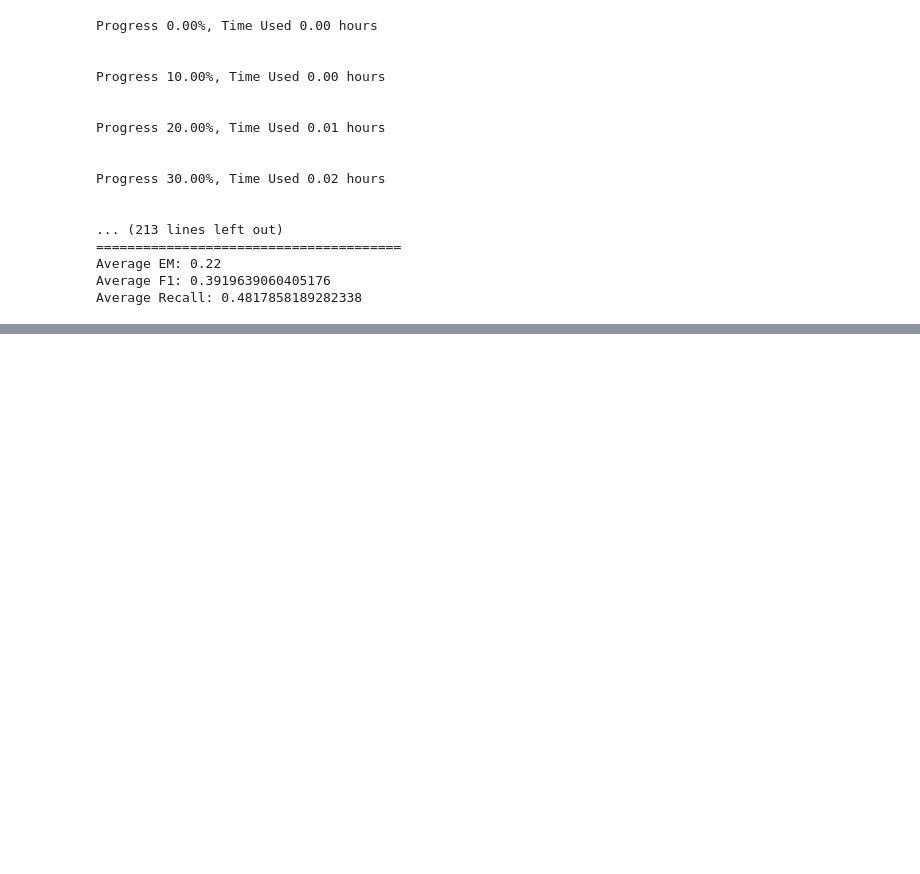
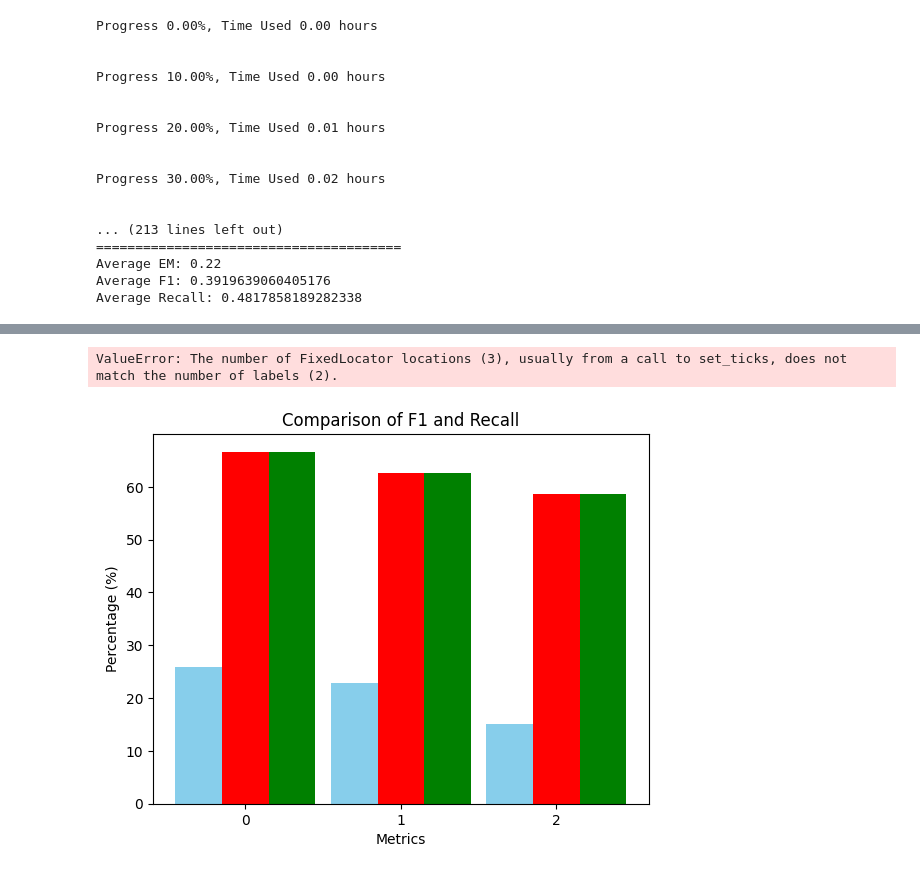
Before and after one commit to janik-j/multi-tool-llm-agents-autogen, a Jupyter notebook: notebooks/rag/natural_questions.ipynb, the cells around one changed output, grey strips where cells are left out. Drawn from its saved outputs; the diff is of its cells as text; code cells hidden in the pictures; blank space fills up the shorter version.

```diff
--- a/notebooks/rag/natural_questions.ipynb
+++ b/notebooks/rag/natural_questions.ipynb
@@ -239,0 +263,44 @@ Average Recall: 0.4817858189282338
+# %%
+import matplotlib.pyplot as plt
+import numpy as np
+
+# Data for each group
+F1 = [25.88, 22.79, 15.12]
+Recall = [66.65, 62.59, 58.56]
+
+# Creating an index for each tick position
+ind = np.arange(len(F1))
+width = 0.3  # Width of the bars
+
+fig, ax = plt.subplots()
+# Plotting
+rects1 = ax.bar(ind - width, F1, width, label='AutoGen', color='skyblue')
+rects2 = ax.bar(ind, Recall, width, label='AutoGen W/O interactive retrieval', color='red')
+rects3 = ax.bar(ind + width, Recall, width, label='DPR', color='green')
+
+# Add some text for labels, title, and custom x-axis tick labels, etc.
+ax.set_xlabel('Metrics')
+ax.set_ylabel('Percentage (%)')
+ax.set_title('Comparison of F1 and Recall')
+ax.set_xticks(ind)
+ax.set_xticklabels(('F1', 'Recall'))
+ax.legend()
+
+# Attach a text label above each bar, displaying its height
+def autolabel(rects):
+    for rect in rects:
+        height = rect.get_height()
+        ax.annotate('{}'.format(height),
+                    xy=(rect.get_x() + rect.get_width() / 2, height),
+                    xytext=(0, 3),  # 3 points vertical offset
+                    textcoords="offset points",
+                    ha='center', va='bottom')
+
+autolabel(rects1)
+autolabel(rects2)
+autolabel(rects3)
+
+plt.show()
+# %% [output]
+ValueError: The number of FixedLocator locations (3), usually from a call to set_ticks, does not match the number of labels (2).
+[figure, added]
```
Also changed, not shown: parts of 2 cells of this notebook, 5 other files.
